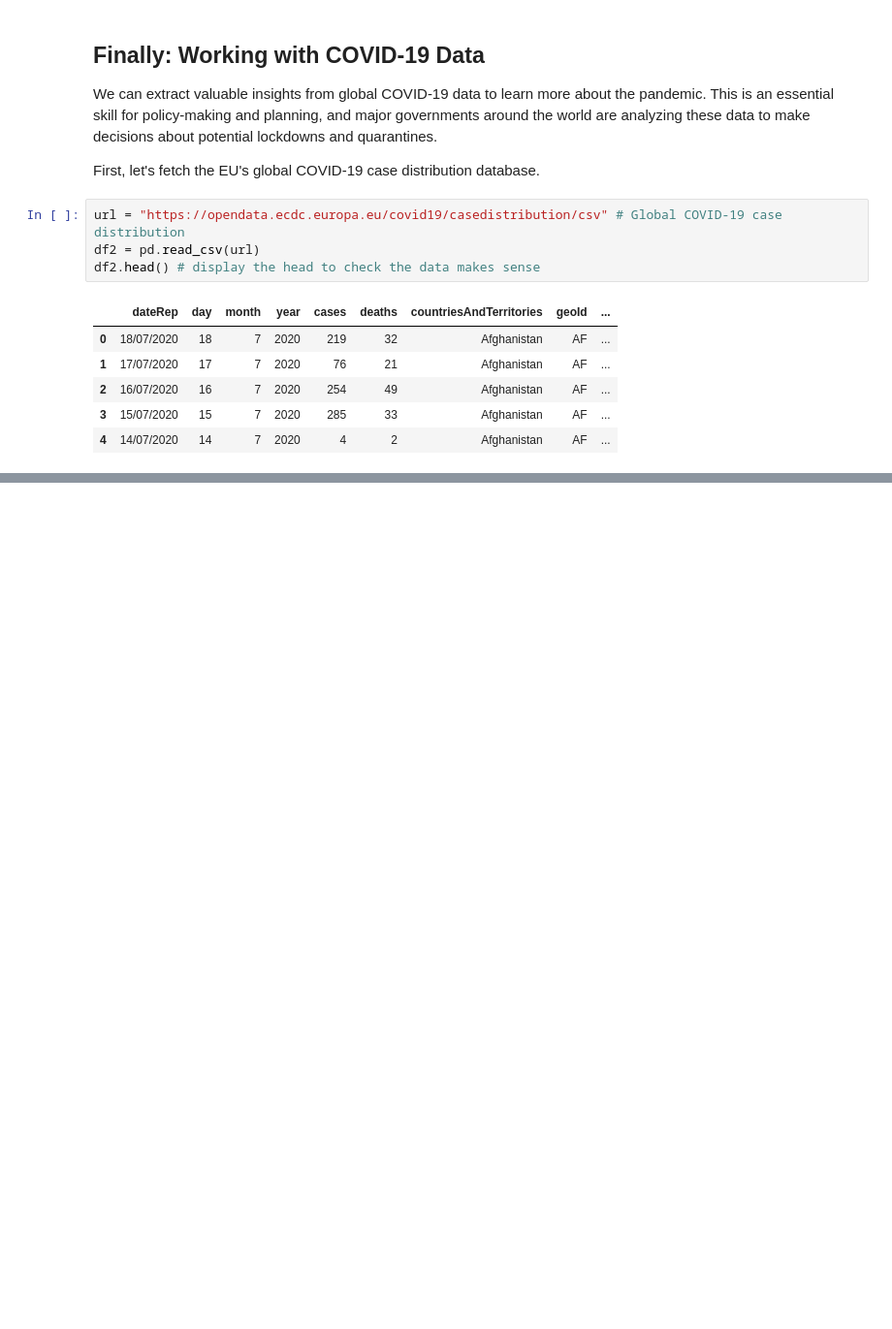
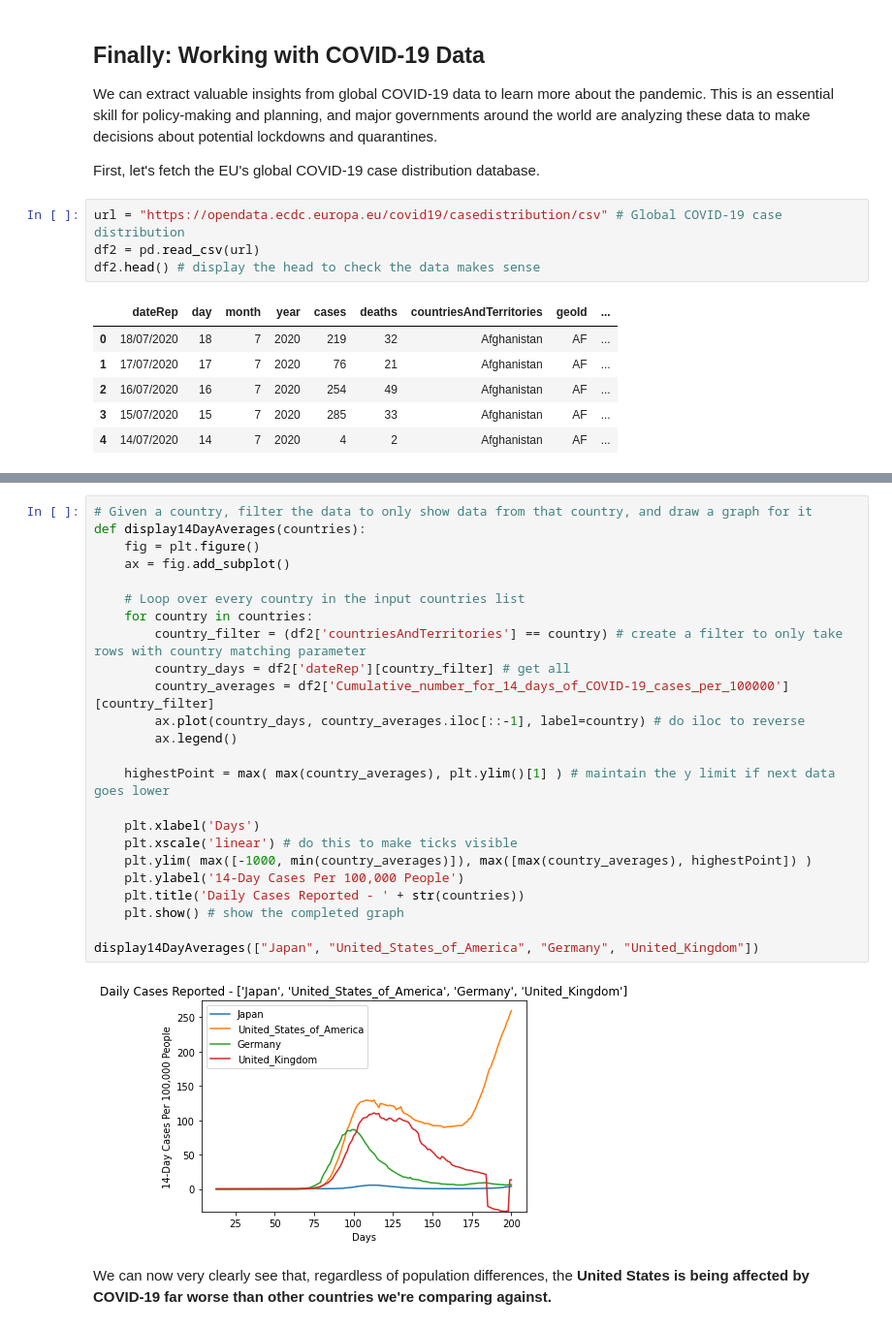
Before and after one commit to mmarquez76/data-science-workshop, a Jupyter notebook: PantherHacks Data Science Workshop.ipynb, the cells around one changed output, grey strips where cells are left out. Shown: that part at 97% size. Cells and saved outputs as stored; diff of their text form; blank space fills up the shorter version.

```diff
--- a/PantherHacks Data Science Workshop.ipynb
+++ b/PantherHacks Data Science Workshop.ipynb
@@ -187,0 +234,28 @@ displayDailyCases("United_Kingdom")
+# %%
+# Given a country, filter the data to only show data from that country, and draw a graph for it
+def display14DayAverages(countries):
+    fig = plt.figure()
+    ax = fig.add_subplot()
+
+    # Loop over every country in the input countries list
+    for country in countries:
+        country_filter = (df2['countriesAndTerritories'] == country) # create a filter to only take rows with country matching parameter
+        country_days = df2['dateRep'][country_filter] # get all
+        country_averages = df2['Cumulative_number_for_14_days_of_COVID-19_cases_per_100000'][country_filter]
+        ax.plot(country_days, country_averages.iloc[::-1], label=country) # do iloc to reverse
+        ax.legend()
+
+    highestPoint = max( max(country_averages), plt.ylim()[1] ) # maintain the y limit if next data goes lower
+
+    plt.xlabel('Days')
+    plt.xscale('linear') # do this to make ticks visible
+    plt.ylim( max([-1000, min(country_averages)]), max([max(country_averages), highestPoint]) )
+    plt.ylabel('14-Day Cases Per 100,000 People')
+    plt.title('Daily Cases Reported - ' + str(countries))
+    plt.show() # show the completed graph
+
+display14DayAverages(["Japan", "United_States_of_America", "Germany", "United_Kingdom"])
+# %% [output]
+[figure, added]
+# %% [markdown]
+We can now very clearly see that, regardless of population differences, the **United States is being affected by COVID-19 far worse than other countries we're comparing against.**
```
Also changed, not shown: parts of 13 cells of this notebook.
